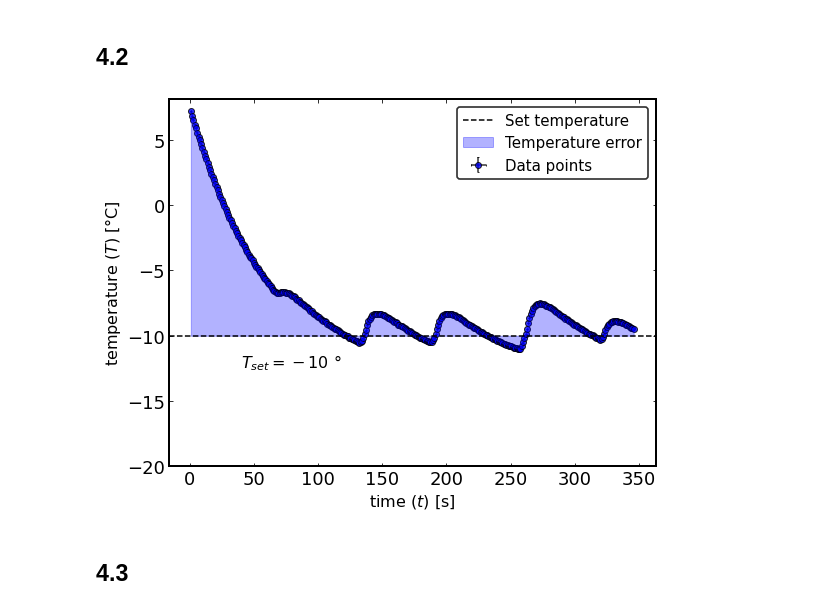
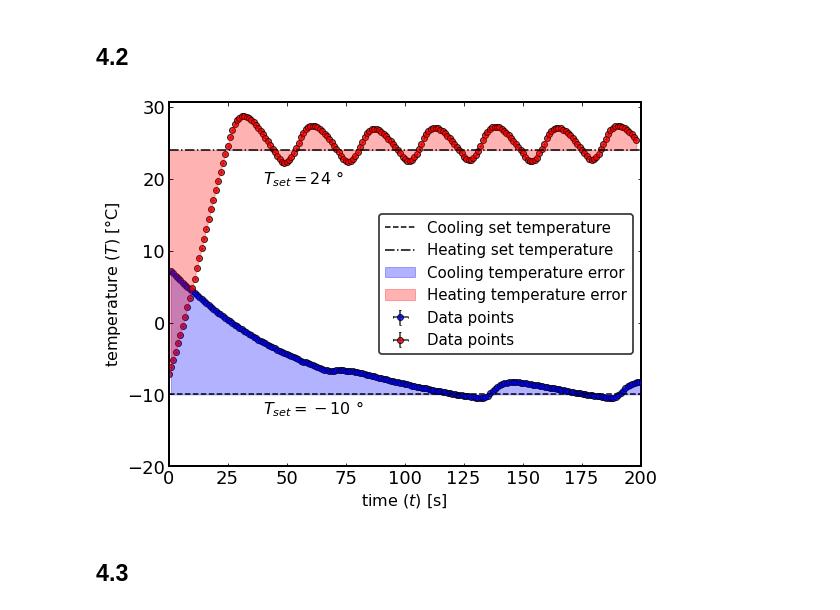
Before and after one commit to hexaquarks/PHYS339, a Jupyter notebook: Lab5.ipynb, the cells around one changed output. Saved outputs shown, nothing was run; the diff lists cells and outputs as text; code cells hidden in the pictures.

```diff
--- a/Lab5.ipynb
+++ b/Lab5.ipynb
@@ -107,45 +116,58 @@ import matplotlib.pyplot as plt
 fig, ax = plt.subplots(figsize=[8, 6])
 
 ax.errorbar(
-    x=time,
-    y=temperature,
-    xerr = timeError,
-    yerr = temperatureError,
+    x=timeNegative,
+    y=temperatureNegative,
+    xerr = timeNegativeError,
+    yerr = temperatureNegativeError,
     fmt='bo', ecolor="black",mec="black", capsize=1,
+    label = "Data points", alpha=0.8, zorder=-100)
+ax.errorbar(
+    x=timePositive,
+    y=temperaturePositive,
+    xerr = timePositiveError,
+    yerr = temperaturePositiveError,
+    fmt='ro', ecolor="black",mec="black", capsize=1,
     label = "Data points", alpha=0.8, zorder=-100)
 
 ## ticks
 ax.tick_params(axis='y',
                direction="in",
                right=True, labelsize=18)
 ax.tick_params(axis='x', direction="in" , top=True,bottom=True, labelsize=18)
 
 ## Horizontal line
-ax.axhline(y=-10,xmin=0, xmax=1, linestyle='--',color="black", label="Set temperature")
+ax.axhline(y=-10,xmin=0, xmax=1, linestyle='--',color="black", label="Cooling set temperature")
+ax.axhline(y=24,xmin=0, xmax=1, linestyle='-.',color="black", label="Heating set temperature")
 
 ## Fil between for aesthetics
-ax.fill_between(time, temperature, -10, color="blue", alpha=0.3, label="Temperature error")
+ax.fill_between(timeNegative, temperatureNegative, -10, color="blue", alpha=0.3,
+                label="Cooling temperature error")
+ax.fill_between(timePositive, temperaturePositive, 24, color="red", alpha=0.3,
+                label="Heating temperature error")
 
 ## legends and utilities
 ax.set_xlabel(r"time $(t)$ $[$s$]$", fontsize=16)
 ax.set_ylabel(r"temperature $(T)$ $[\degree$C$]$", fontsize=16)
-ax.legend(loc='upper right',fontsize=15)
+ax.legend(loc='center right',fontsize=15)
 
 ## border colors
 ax.patch.set_edgecolor('black')
 ax.patch.set_linewidth('2')
 legend = ax.get_legend()
 legend.get_frame().set_linewidth(1.7)
 legend.get_frame().set_edgecolor("black")
 ax.set_ylim(bottom=-20)
-
+ax.set_xlim(left=0, right=200)
 ## annotate plot
 ax.text(40, -12, r'$T_{set} = -10 \ \degree$', horizontalalignment='left',
           verticalalignment='center', fontsize=16)
+ax.text(40, 20, r'$T_{set} = 24 \ \degree$', horizontalalignment='left',
+          verticalalignment='center', fontsize=16)
 
 fig.tight_layout()
 # %% [output]
-[figure, old version]
+[figure, new version]
 # %% [markdown]
 ## 4.3
 # %%
```
Also changed, not shown: parts of 7 cells of this notebook.
